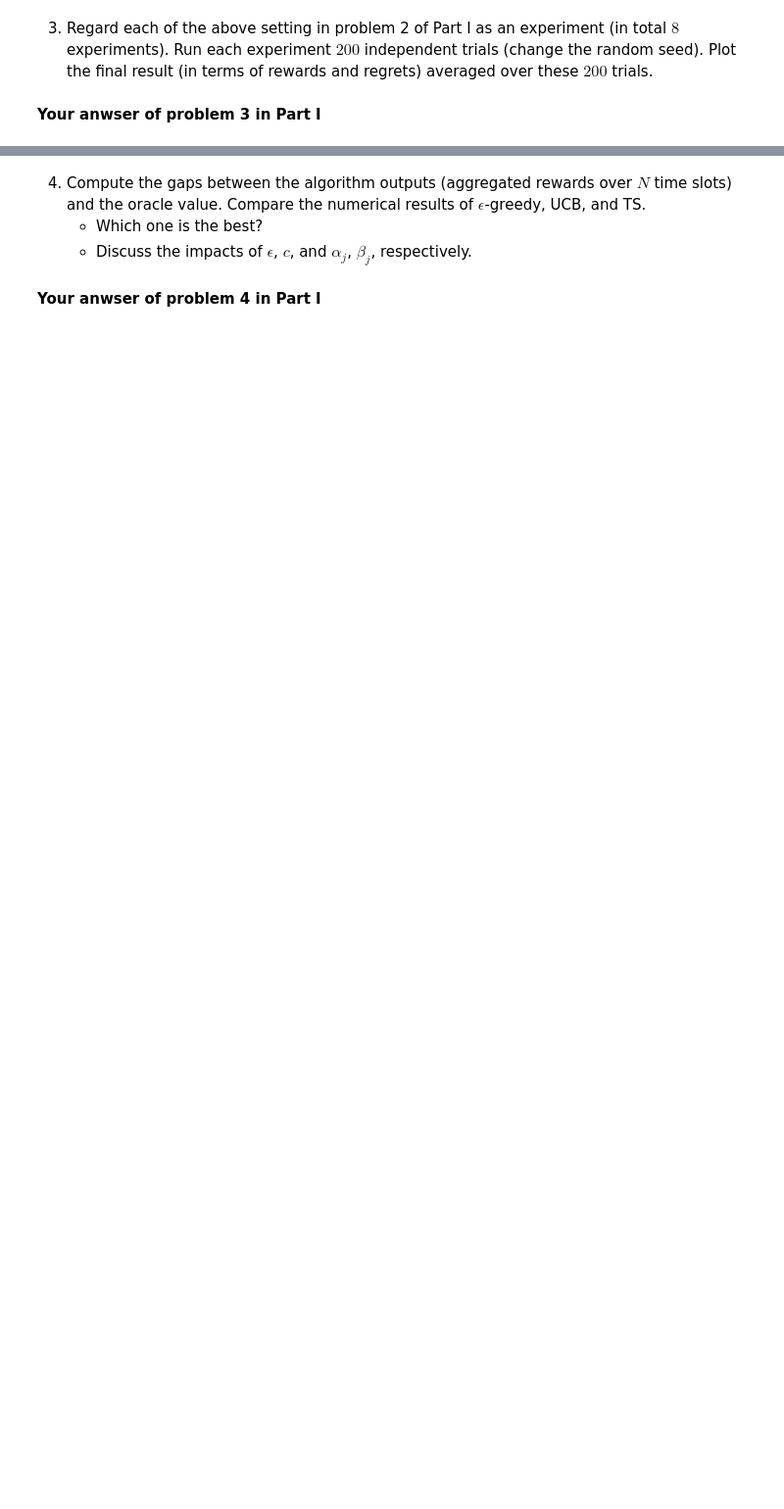
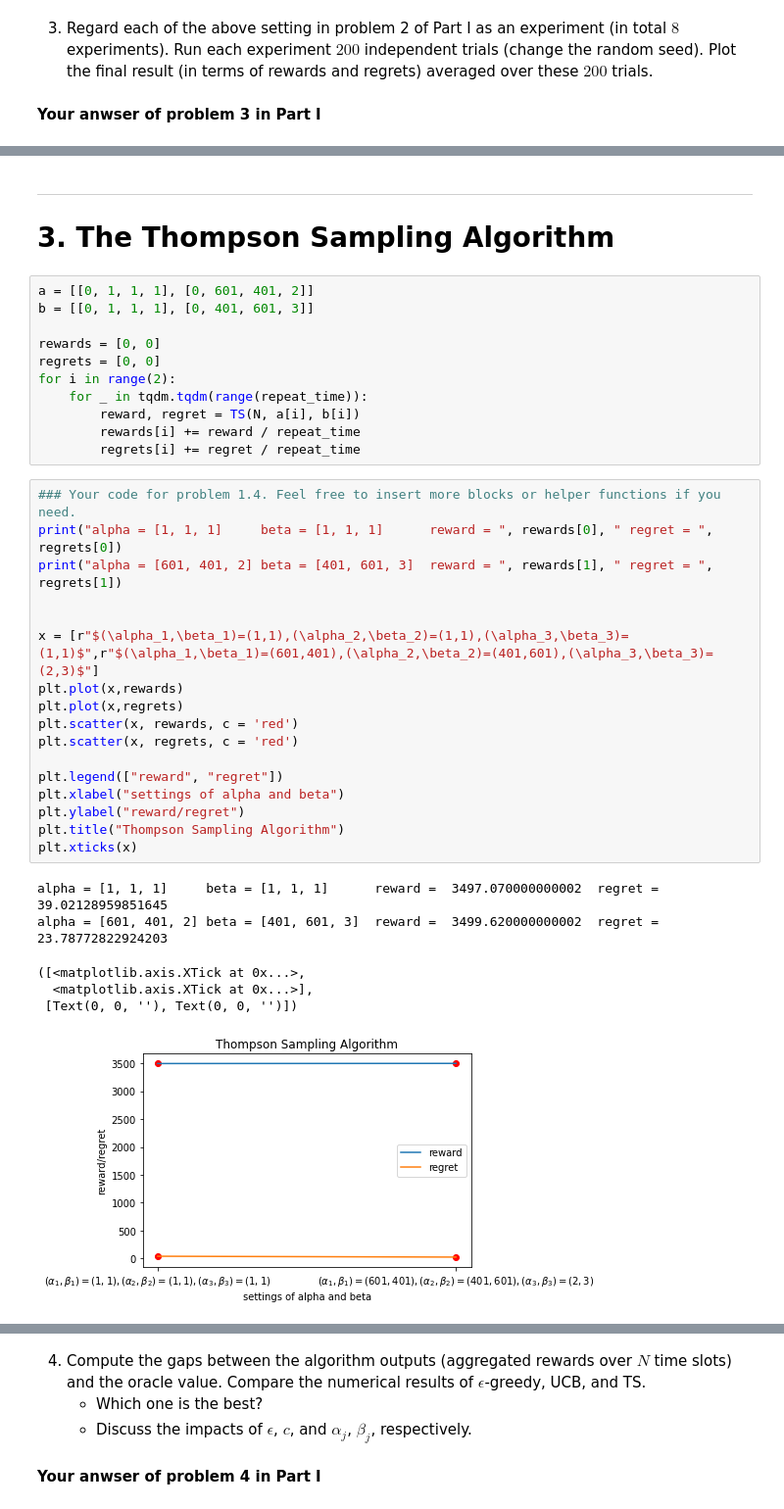
Before and after one commit to zsc2003/SI140A-final_project, a Jupyter notebook: Bandit project/Project-Bandit.ipynb, the cells around one changed output, grey strips where cells are left out. Shown at 98% size. Saved outputs shown, nothing was run; the diff lists cells and outputs as text; blank space fills up the shorter version.

```diff
--- a/Bandit project/Project-Bandit.ipynb
+++ b/Bandit project/Project-Bandit.ipynb
@@ -261,0 +451,38 @@ print(average)
+# %% [markdown]
+---
+# 3. The Thompson Sampling Algorithm
+# %%
+a = [[0, 1, 1, 1], [0, 601, 401, 2]]
+b = [[0, 1, 1, 1], [0, 401, 601, 3]]
+
+rewards = [0, 0]
+regrets = [0, 0]
+for i in range(2):
+    for _ in tqdm.tqdm(range(repeat_time)):
+        reward, regret = TS(N, a[i], b[i])
+        rewards[i] += reward / repeat_time
+        regrets[i] += regret / repeat_time
+# %%
+### Your code for problem 1.4. Feel free to insert more blocks or helper functions if you need.
+print("alpha = [1, 1, 1]     beta = [1, 1, 1]      reward = ", rewards[0], " regret = ", regrets[0])
+print("alpha = [601, 401, 2] beta = [401, 601, 3]  reward = ", rewards[1], " regret = ", regrets[1])
+
+
+x = [r"$(\alpha_1,\beta_1)=(1,1),(\alpha_2,\beta_2)=(1,1),(\alpha_3,\beta_3)=(1,1)$",r"$(\alpha_1,\beta_1)=(601,401),(\alpha_2,\beta_2)=(401,601),(\alpha_3,\beta_3)=(2,3)$"]
+plt.plot(x,rewards)
+plt.plot(x,regrets)
+plt.scatter(x, rewards, c = 'red')
+plt.scatter(x, regrets, c = 'red')
+
+plt.legend(["reward", "regret"])
+plt.xlabel("settings of alpha and beta")
+plt.ylabel("reward/regret")
+plt.title("Thompson Sampling Algorithm")
+plt.xticks(x)
+# %% [output]
+alpha = [1, 1, 1]     beta = [1, 1, 1]      reward =  3497.070000000002  regret =  39.02128959851645
+alpha = [601, 401, 2] beta = [401, 601, 3]  reward =  3499.620000000002  regret =  23.78772822924203
+([<matplotlib.axis.XTick at 0x...>,
+  <matplotlib.axis.XTick at 0x...>],
+ [Text(0, 0, ''), Text(0, 0, '')])
+[figure, added]
```
Also changed, not shown: parts of 34 cells of this notebook.
